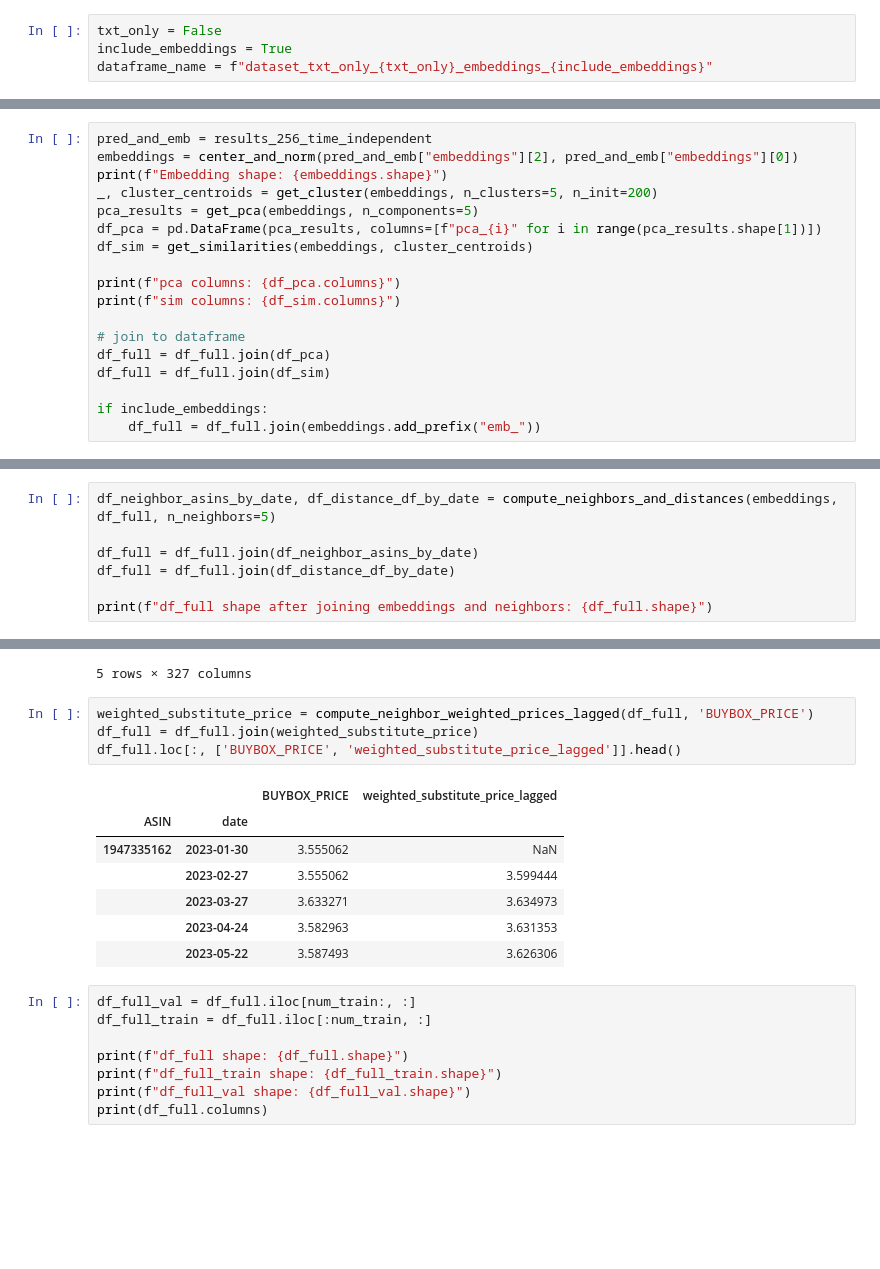
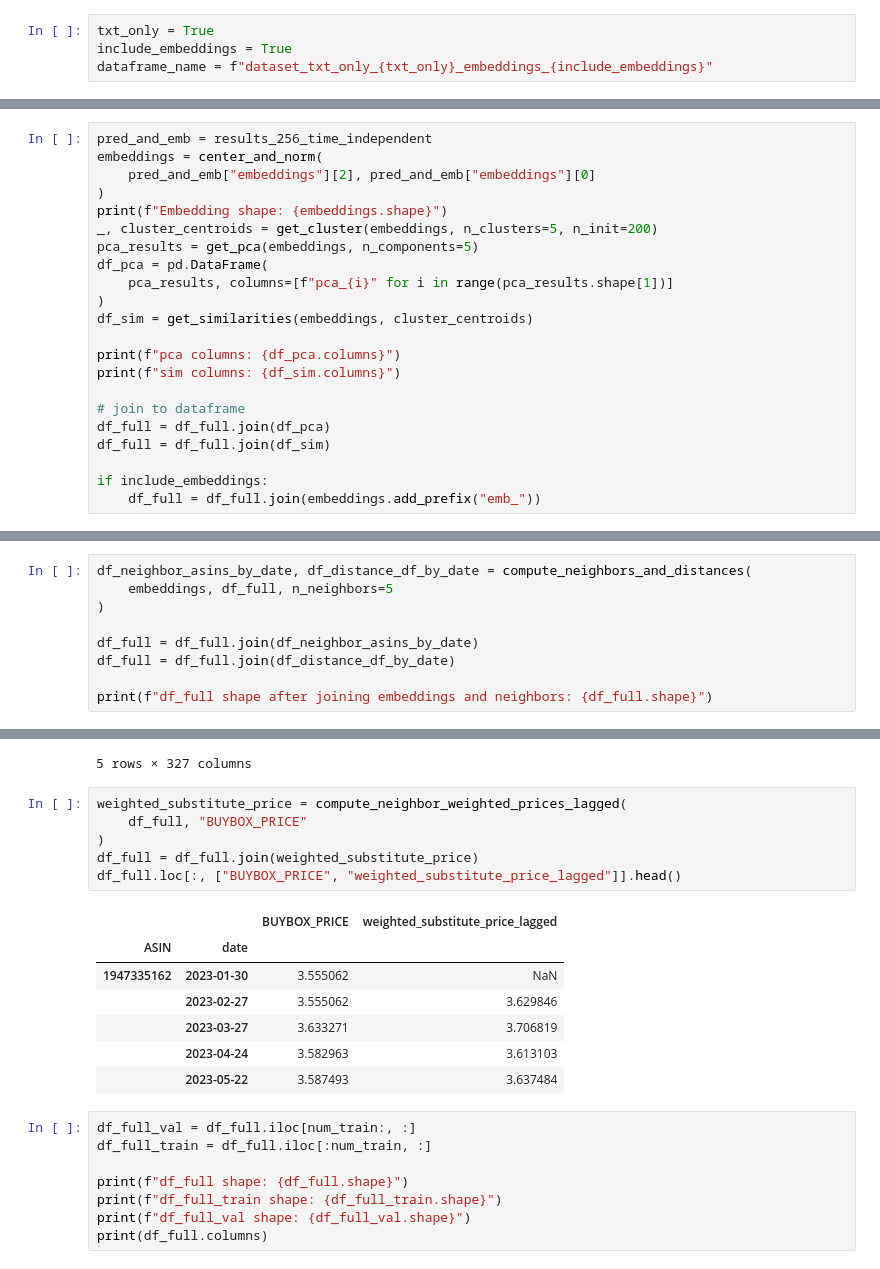
Before and after one commit to JanTeichertKluge/demand-analysis-repro, a Jupyter notebook: main/code/01_2_create_dataset_txt.ipynb, the cells around one changed output, grey strips where cells are left out. Cells and saved outputs as stored; diff of their text form; blank space fills up the shorter version.

```diff
--- a/main/code/01_create_dataset.ipynb
+++ b/main/code/01_2_create_dataset_txt.ipynb
@@ -16,7 +16,7 @@ from utils.utils_data2 import (
     compute_neighbor_weighted_prices_lagged,
 )
 # %%
-txt_only = False
+txt_only = True
 include_embeddings = True
 dataframe_name = f"dataset_txt_only_{txt_only}_embeddings_{include_embeddings}"
 # %%
@@ -159,11 +163,15 @@ if not txt_only:
 ## Create Embeddings, Similarites and PCA based on time independent embeddings
 # %%
 pred_and_emb = results_256_time_independent
-embeddings = center_and_norm(pred_and_emb["embeddings"][2], pred_and_emb["embeddings"][0])
+embeddings = center_and_norm(
+    pred_and_emb["embeddings"][2], pred_and_emb["embeddings"][0]
+)
 print(f"Embedding shape: {embeddings.shape}")
 _, cluster_centroids = get_cluster(embeddings, n_clusters=5, n_init=200)
 pca_results = get_pca(embeddings, n_components=5)
-df_pca = pd.DataFrame(pca_results, columns=[f"pca_{i}" for i in range(pca_results.shape[1])])
+df_pca = pd.DataFrame(
+    pca_results, columns=[f"pca_{i}" for i in range(pca_results.shape[1])]
+)
 df_sim = get_similarities(embeddings, cluster_centroids)
 
 print(f"pca columns: {df_pca.columns}")
@@ -184,7 +192,9 @@ sim columns: Index(['similarity_cluster_0', 'similarity_cluster_1', 'similarity_
 # %% [markdown]
 ### Generate weighted substitute price feature
 # %%
-df_neighbor_asins_by_date, df_distance_df_by_date = compute_neighbors_and_distances(embeddings, df_full, n_neighbors=5)
+df_neighbor_asins_by_date, df_distance_df_by_date = compute_neighbors_and_distances(
+    embeddings, df_full, n_neighbors=5
+)
 
 df_full = df_full.join(df_neighbor_asins_by_date)
 df_full = df_full.join(df_distance_df_by_date)
@@ -207,17 +217,19 @@ df_full.head()
 |  | 2023-05-22 | 33 | -12.688608 | 3.400864 | 3.587493 | Catalyst Game Labs Battletech: Te... | 28.0 | 64.000000 | 4.700000 | ... |
 5 rows × 327 columns
 # %%
-weighted_substitute_price = compute_neighbor_weighted_prices_lagged(df_full, 'BUYBOX_PRICE')
+weighted_substitute_price = compute_neighbor_weighted_prices_lagged(
+    df_full, "BUYBOX_PRICE"
+)
 df_full = df_full.join(weighted_substitute_price)
-df_full.loc[:, ['BUYBOX_PRICE', 'weighted_substitute_price_lagged']].head()
+df_full.loc[:, ["BUYBOX_PRICE", "weighted_substitute_price_lagged"]].head()
 # %% [output]
 |  |  | BUYBOX_PRICE | weighted_substitute_price_lagged |
 | ASIN | date |  |  |
 | 1947335162 | 2023-01-30 | 3.555062 | NaN |
-|  | 2023-02-27 | 3.555062 | 3.599444 |
-|  | 2023-03-27 | 3.633271 | 3.634973 |
-|  | 2023-04-24 | 3.582963 | 3.631353 |
-|  | 2023-05-22 | 3.587493 | 3.626306 |
+|  | 2023-02-27 | 3.555062 | 3.629846 |
+|  | 2023-03-27 | 3.633271 | 3.706819 |
+|  | 2023-04-24 | 3.582963 | 3.613103 |
+|  | 2023-05-22 | 3.587493 | 3.637484 |
 # %%
 df_full_val = df_full.iloc[num_train:, :]
 df_full_train = df_full.iloc[:num_train, :]
```
Also changed, not shown: parts of 11 cells of this notebook, 38 other files.
